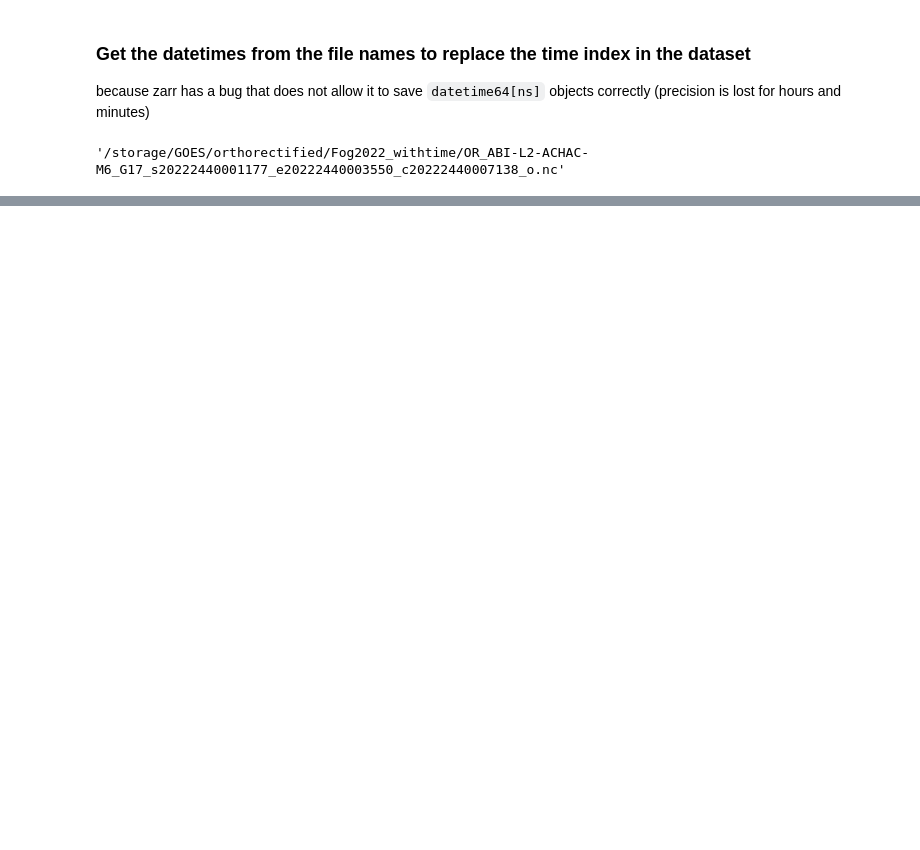
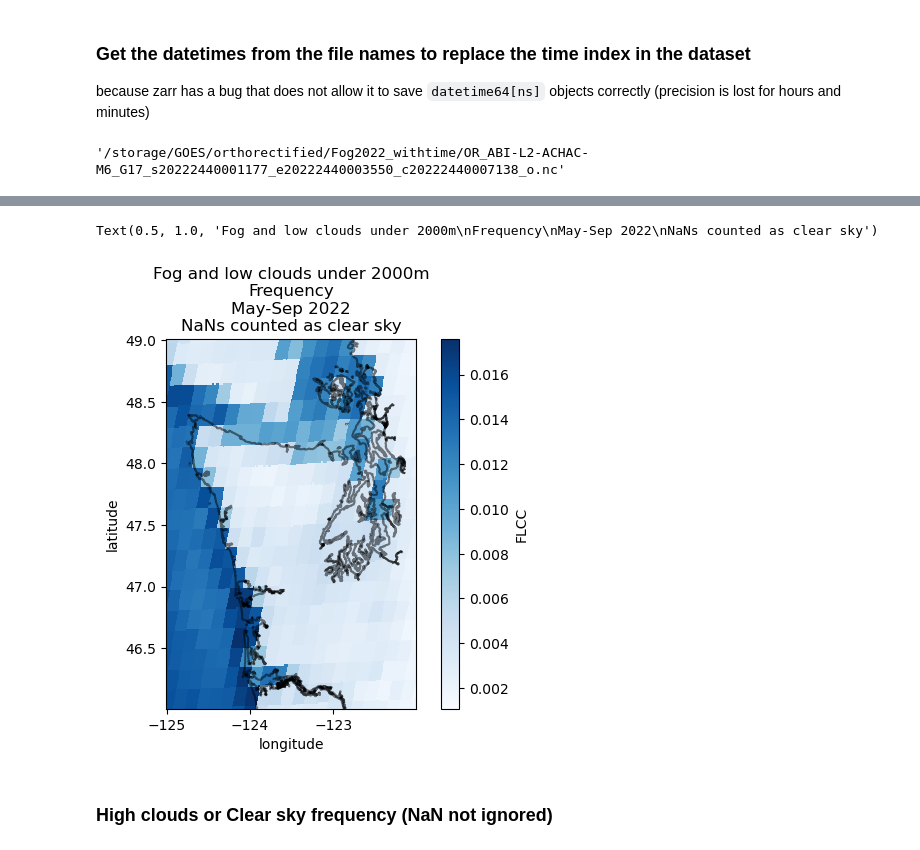
Before and after one commit to autumn-yng/summerfog, a Jupyter notebook: goes/goes_analyze.ipynb, the cells around one changed output, grey strips where cells are left out. Saved outputs shown, nothing was run; the diff lists cells and outputs as text; code cells hidden in the pictures; blank space fills up the shorter version.

```diff
--- a/goes/goes_analyze.ipynb
+++ b/goes/goes_analyze.ipynb
@@ -199,0 +225,6 @@ array([[[nan, nan, nan, ..., nan, nan, nan],
+# %%
+# For calculating frequency of fog or low clouds
+ds['FLCC'] = (ds['Height'] < 2000).astype(int)
+FLCC_freq = (
+    ds['FLCC'].sum(dim='time') / ds['time'].size
+)
@@ -199,0 +251,11 @@ array([[[nan, nan, nan, ..., nan, nan, nan],
+# %%
+fig, ax = plt.subplots()
+
+FLCC_freq.plot(ax = ax, cmap = 'Blues')
+shoreline.plot(ax = ax, color = "black", alpha = 0.5) # how to make the stroke of the shoreline thinner?
+plt.title('Fog and low clouds under 2000m\nFrequency\nMay-Sep 2022\nNaNs counted as clear sky')
+# %% [output]
+Text(0.5, 1.0, 'Fog and low clouds under 2000m\nFrequency\nMay-Sep 2022\nNaNs counted as clear sky')
+[figure, added]
+# %% [markdown]
+### High clouds or Clear sky frequency (NaN not ignored)
```
Also changed, not shown: parts of 52 cells of this notebook.
